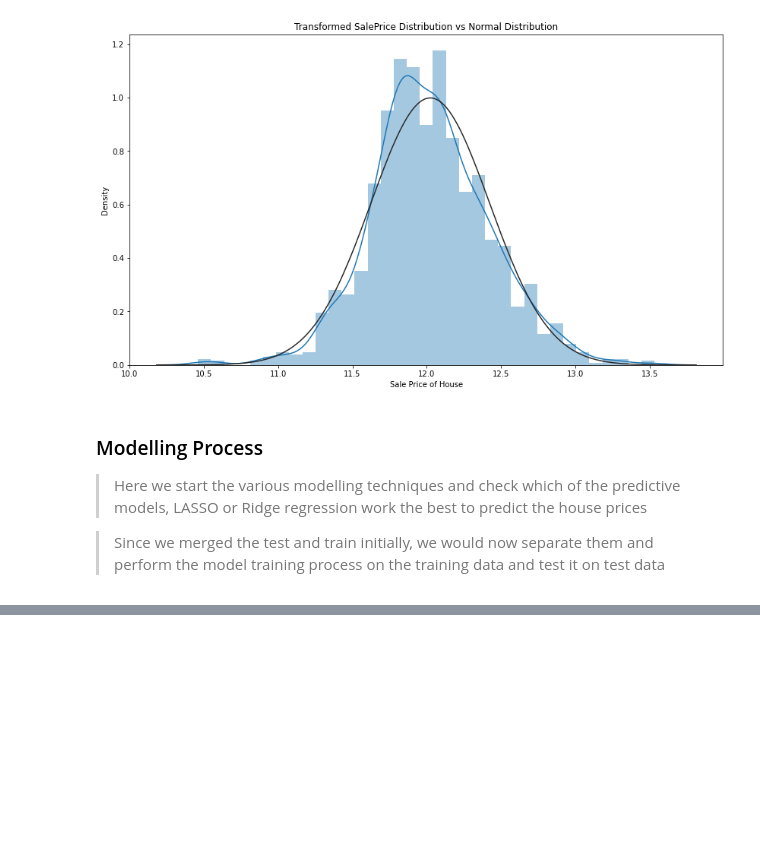
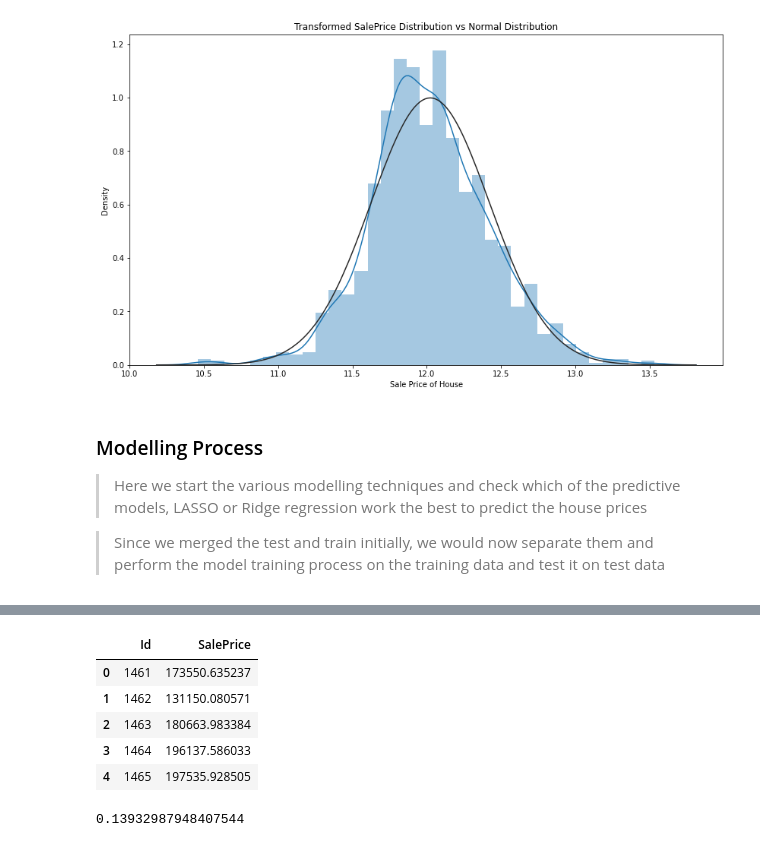
Before and after one commit to gopala-goyal/housing-prices-predictive-modelling, a Jupyter notebook: Housing_Prices_Prediction.ipynb, the cells around one changed output, grey strips where cells are left out. Cells and saved outputs as stored; diff of their text form; code cells hidden in the pictures; blank space fills up the shorter version.

```diff
--- a/Housing_Prices_Prediction.ipynb
+++ b/Housing_Prices_Prediction.ipynb
@@ -422,0 +398,23 @@ test
+# %%
+test_pred = lassocv.predict(testing_data)
+submission = pd.DataFrame(test_id, columns = ['Id'])
+test_pred = np.expm1(test_pred)
+submission['SalePrice'] = test_pred
+submission.head()
+# %% [output]
+|  | Id | SalePrice |
+| 0 | 1461 | 173550.635237 |
+| 1 | 1462 | 131150.080571 |
+| 2 | 1463 | 180663.983384 |
+| 3 | 1464 | 196137.586033 |
+| 4 | 1465 | 197535.928505 |
+# %%
+from sklearn.model_selection import cross_val_score
+def rmse_cv(model):
+    rmse = np.sqrt(-cross_val_score(model, X_train, Y_train, scoring = "neg_mean_squared_error",cv = 5))
+    return(rmse)
+
+ridge = RidgeCV(alphas = np.arange(0.01,1,0.01)).fit(X_train, Y_train)
+print(rmse_cv(ridge).mean())
+# %% [output]
+0.13932987948407544
```
Also changed, not shown: parts of 13 cells of this notebook, 1 other file.
